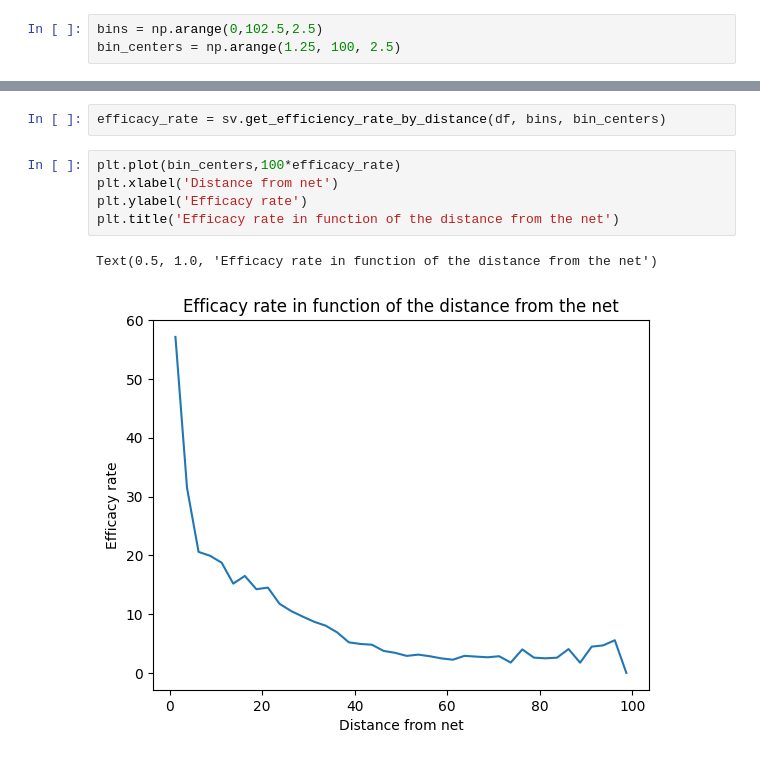
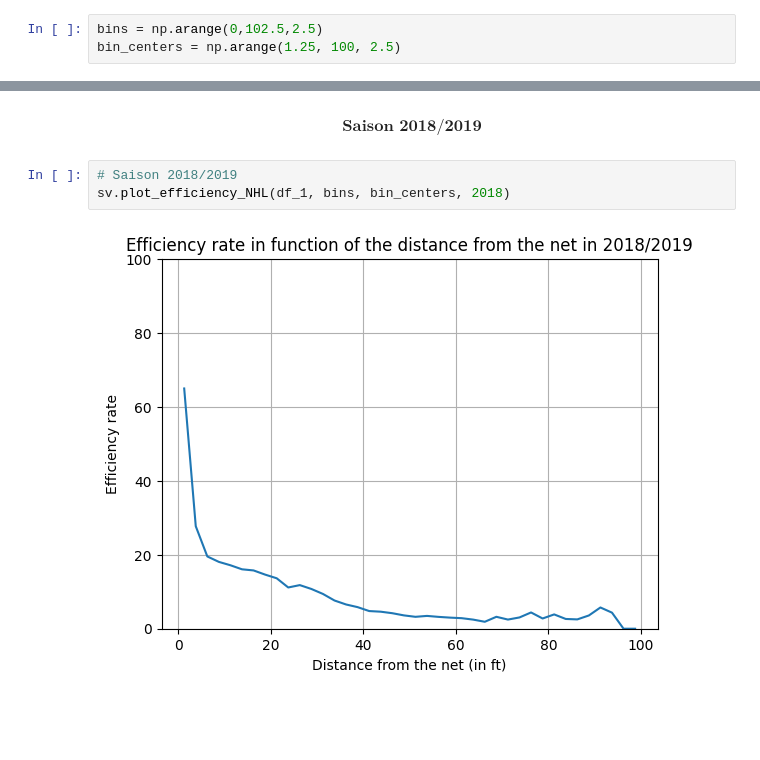
Before and after one commit to MkYacine/IFT6758-Projet, a Jupyter notebook: data/simple_visualization.ipynb, the cells around one changed output, grey strips where cells are left out. Cells and saved outputs as stored; diff of their text form; blank space fills up the shorter version.

Commit message:
Visualization

```diff
--- a/data/simple_visualization.ipynb
+++ b/data/simple_visualization.ipynb
@@ -132,10 +122,7 @@ pandas.core.frame.DataFrame
-# %%
-efficacy_rate = sv.get_efficiency_rate_by_distance(df, bins, bin_centers)
-# %%
-plt.plot(bin_centers,100*efficacy_rate)
-plt.xlabel('Distance from net')
-plt.ylabel('Efficacy rate')
-plt.title('Efficacy rate in function of the distance from the net')
-# %% [output]
-Text(0.5, 1.0, 'Efficacy rate in function of the distance from the net')
-[figure, removed]
+# %% [markdown]
+$$ \textbf{Saison 2018/2019} $$
+# %%
+# Saison 2018/2019
+sv.plot_efficiency_NHL(df_1, bins, bin_centers, 2018)
+# %% [output]
+[figure, added]
```
Also changed, not shown: parts of 15 cells of this notebook, 1 other file.
